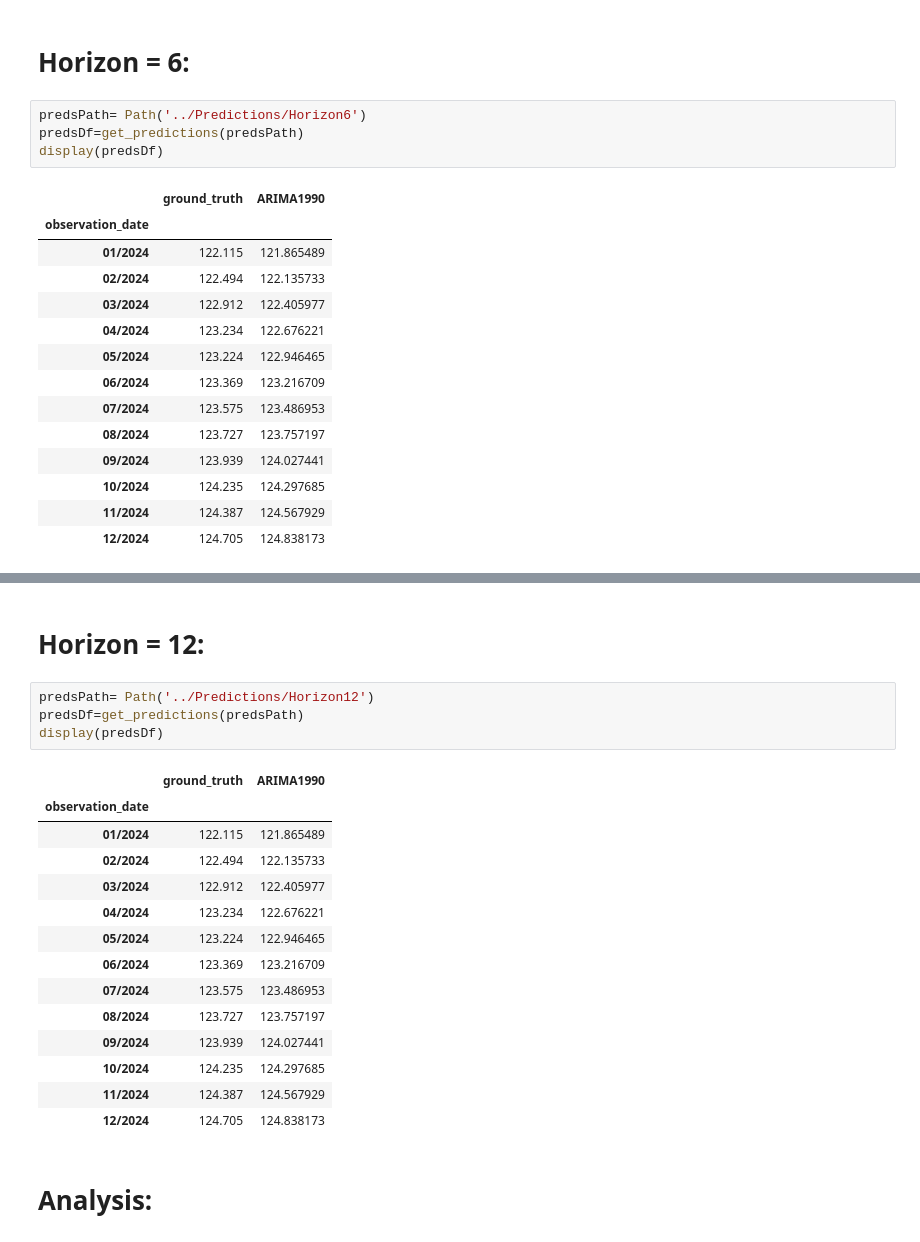
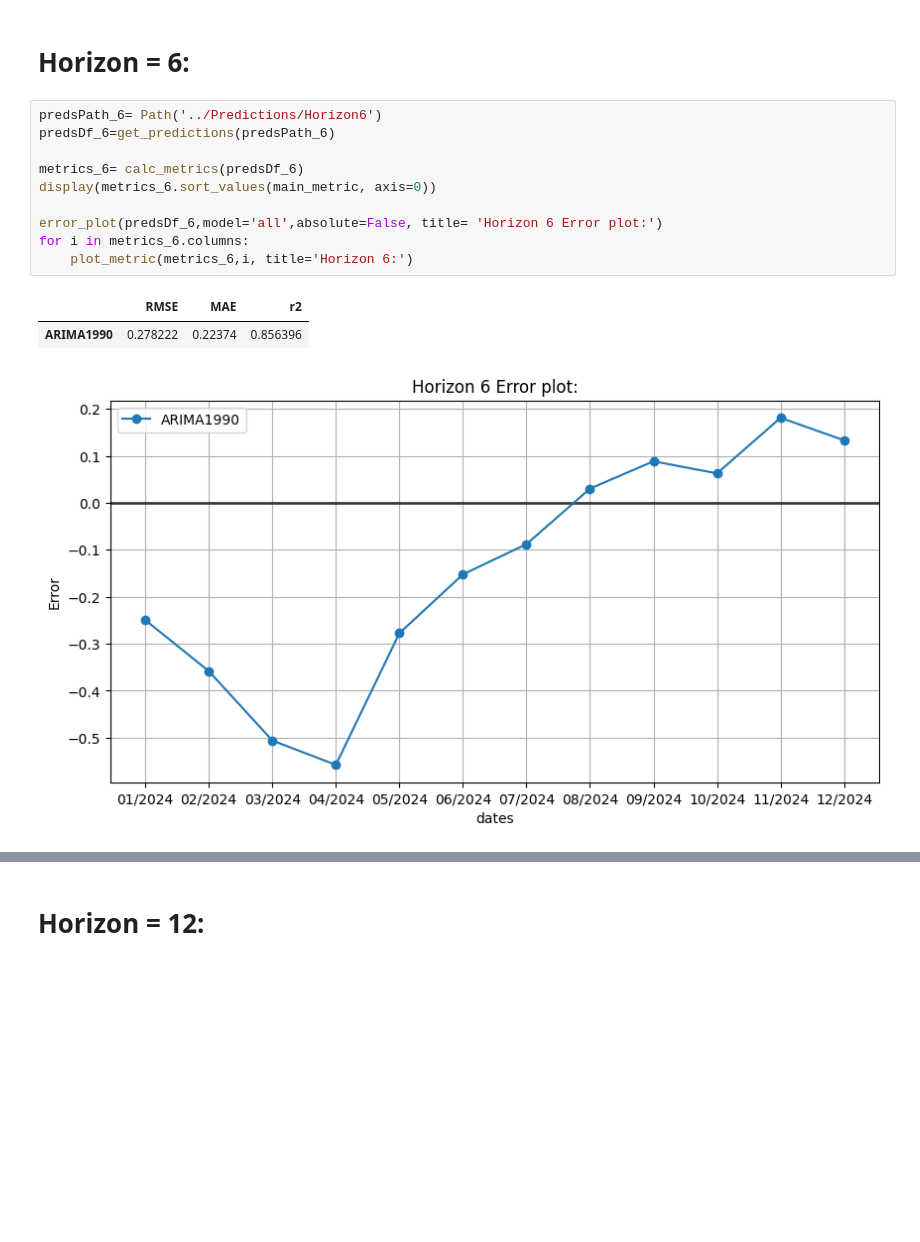
Before and after one commit to sc20geb/COMP5530M-Group-Project-Inflation-Forecasting, a Jupyter notebook: Evaluation/evaluation.ipynb, the cells around one changed output, grey strips where cells are left out. Drawn from its saved outputs; the diff is of its cells as text; blank space fills up the shorter version.

```diff
--- a/Evaluation/evaluation.ipynb
+++ b/Evaluation/evaluation.ipynb
@@ -96,21 +60,16 @@ display(predsDf)
 # %% [markdown]
 # Horizon = 6:
-# %%
-predsPath= Path('../Predictions/Horizon6')
-predsDf=get_predictions(predsPath)
-display(predsDf)
-# %% [output]
-|  | ground_truth | ARIMA1990 |
-| observation_date |  |  |
-| 01/2024 | 122.115 | 121.865489 |
-| 02/2024 | 122.494 | 122.135733 |
-| 03/2024 | 122.912 | 122.405977 |
-| 04/2024 | 123.234 | 122.676221 |
-| 05/2024 | 123.224 | 122.946465 |
-| 06/2024 | 123.369 | 123.216709 |
-| 07/2024 | 123.575 | 123.486953 |
-| 08/2024 | 123.727 | 123.757197 |
-| 09/2024 | 123.939 | 124.027441 |
-| 10/2024 | 124.235 | 124.297685 |
-| 11/2024 | 124.387 | 124.567929 |
-| 12/2024 | 124.705 | 124.838173 |
+# %%
+predsPath_6= Path('../Predictions/Horizon6')
+predsDf_6=get_predictions(predsPath_6)
+
+metrics_6= calc_metrics(predsDf_6)
+display(metrics_6.sort_values(main_metric, axis=0))
+
+error_plot(predsDf_6,model='all',absolute=False, title= 'Horizon 6 Error plot:')
+for i in metrics_6.columns:
+    plot_metric(metrics_6,i, title='Horizon 6:')
+# %% [output]
+|  | RMSE | MAE | r2 |
+| ARIMA1990 | 0.278222 | 0.22374 | 0.856396 |
+[figure, added]
@@ -117,23 +79,2 @@ display(predsDf)
 # %% [markdown]
 # Horizon = 12:
-# %%
-predsPath= Path('../Predictions/Horizon12')
-predsDf=get_predictions(predsPath)
-display(predsDf)
-# %% [output]
-|  | ground_truth | ARIMA1990 |
-| observation_date |  |  |
-| 01/2024 | 122.115 | 121.865489 |
-| 02/2024 | 122.494 | 122.135733 |
-| 03/2024 | 122.912 | 122.405977 |
-| 04/2024 | 123.234 | 122.676221 |
-| 05/2024 | 123.224 | 122.946465 |
-| 06/2024 | 123.369 | 123.216709 |
-| 07/2024 | 123.575 | 123.486953 |
-| 08/2024 | 123.727 | 123.757197 |
-| 09/2024 | 123.939 | 124.027441 |
-| 10/2024 | 124.235 | 124.297685 |
-| 11/2024 | 124.387 | 124.567929 |
-| 12/2024 | 124.705 | 124.838173 |
-# %% [markdown]
-# Analysis:
```
Also changed, not shown: parts of 9 cells of this notebook, 1 other file.
